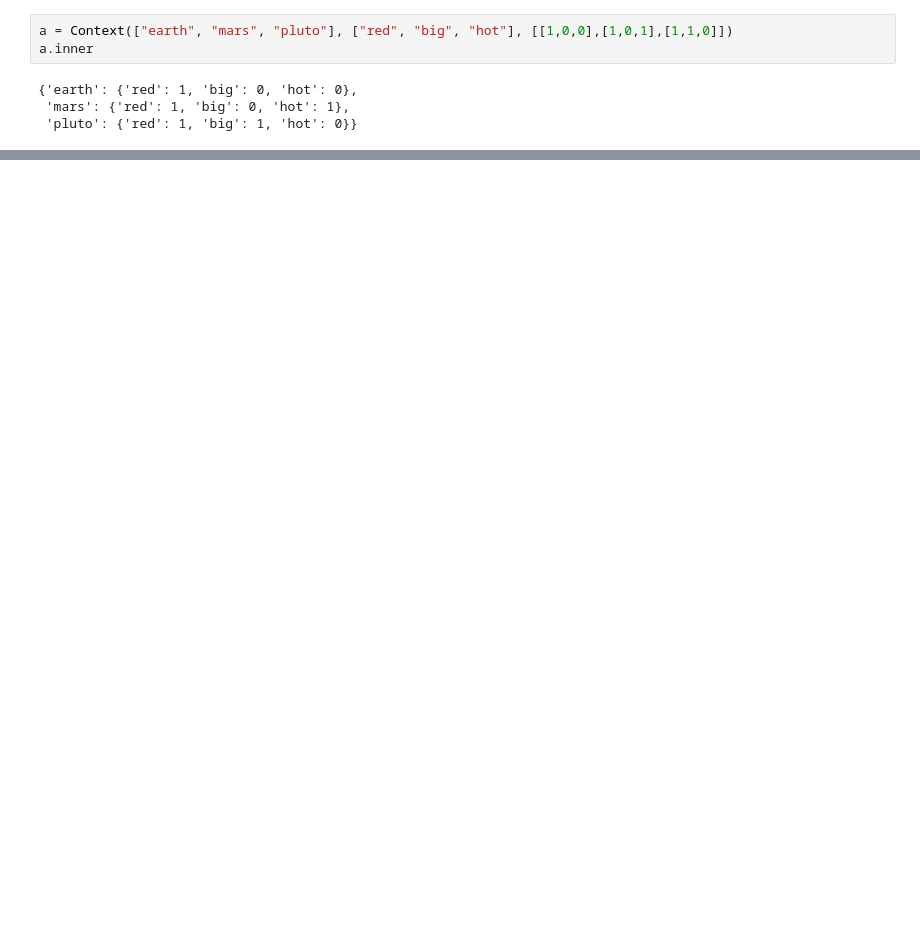
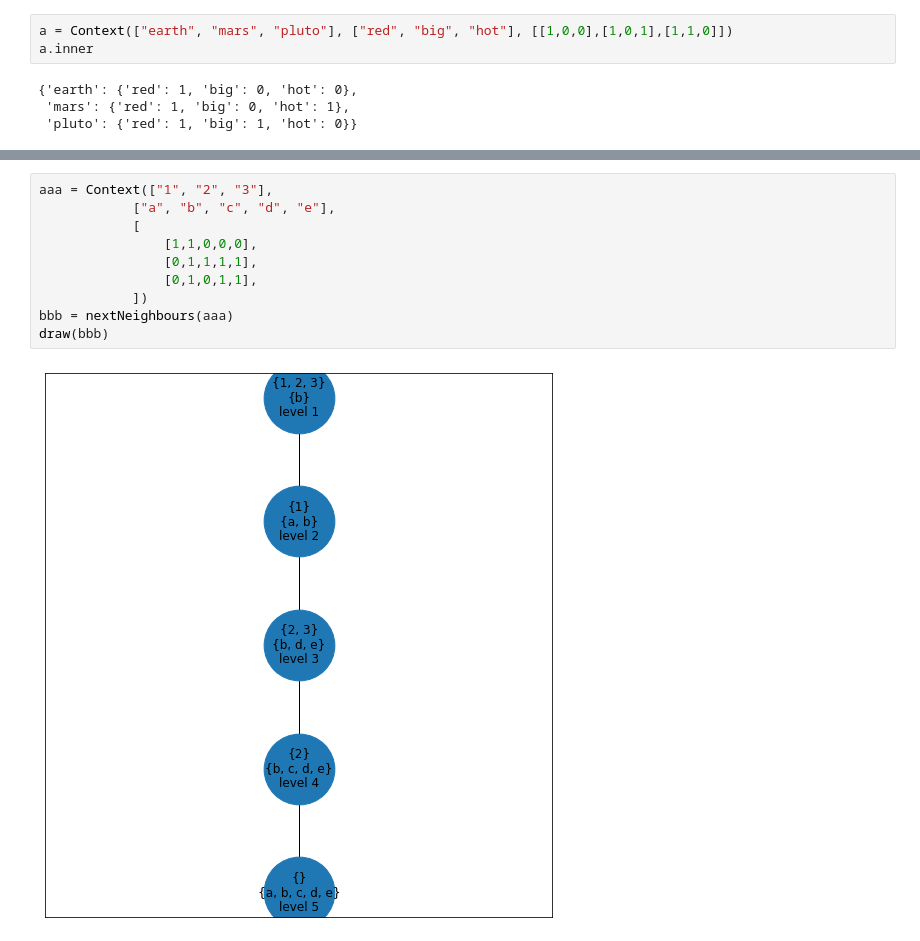
Before and after one commit to egorsmth/fcm, a Jupyter notebook: Untitled.ipynb, the cells around one changed output, grey strips where cells are left out. Drawn from its saved outputs; the diff is of its cells as text; blank space fills up the shorter version.

```diff
--- a/Untitled.ipynb
+++ b/Untitled.ipynb
@@ -208,0 +391,12 @@ nx.draw(G)
+# %%
+aaa = Context(["1", "2", "3"],
+            ["a", "b", "c", "d", "e"],
+            [
+                [1,1,0,0,0],
+                [0,1,1,1,1],
+                [0,1,0,1,1],
+            ])
+bbb = nextNeighbours(aaa)
+draw(bbb)
+# %% [output]
+[figure, added]
```
Also changed, not shown: parts of 11 cells of this notebook.
